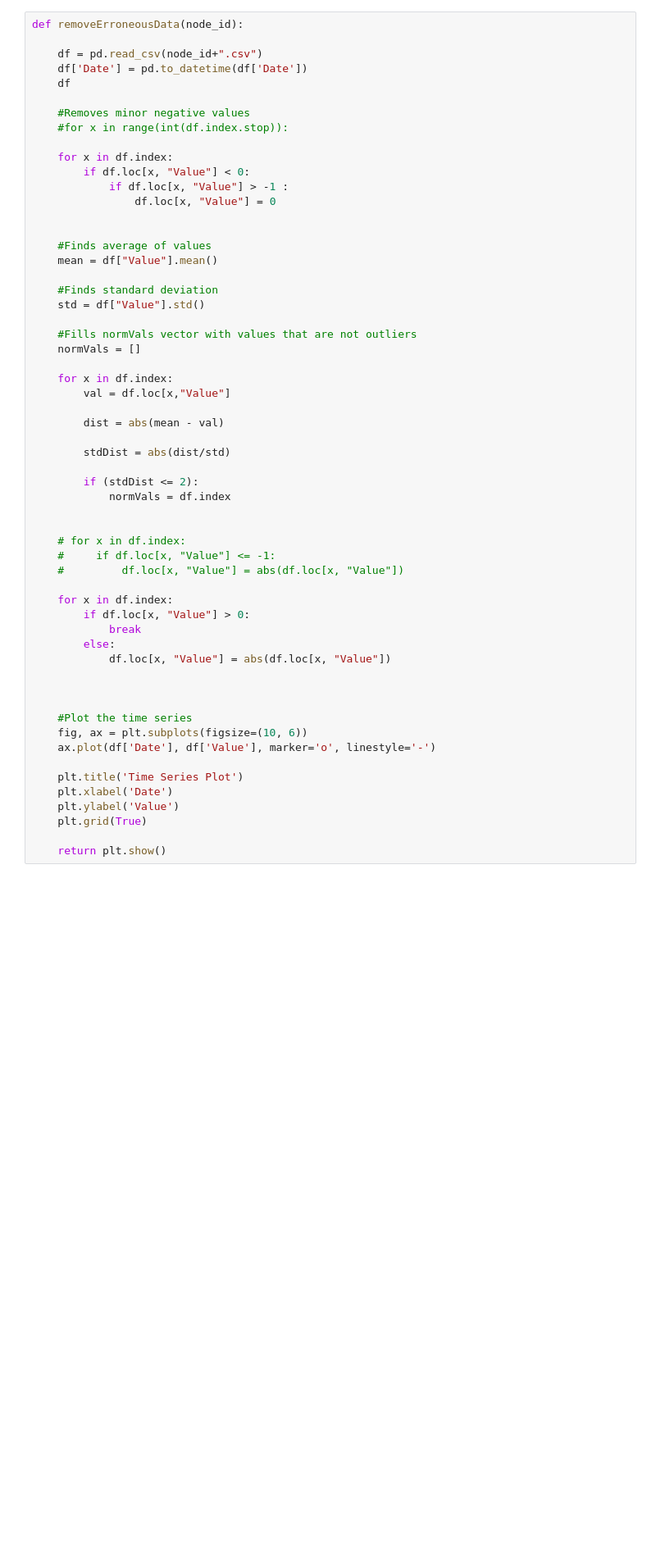
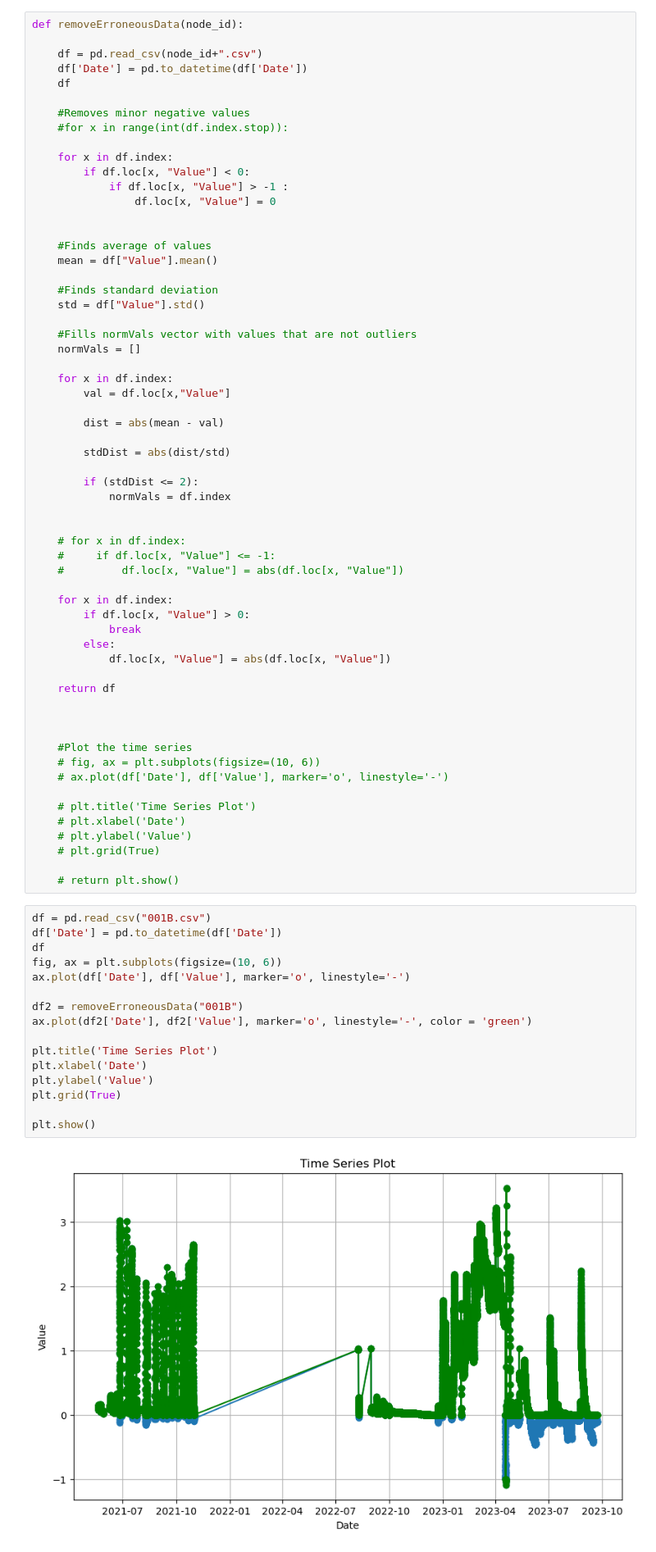
Before and after one commit to shinapatel/Quantify_Rain_Gardens, a Jupyter notebook: BasicFunctions.ipynb, the cells around one changed output. Shown at 82% size. Saved outputs shown, nothing was run; the diff lists cells and outputs as text; blank space fills up the shorter version.

```diff
--- a/BasicFunctions.ipynb
+++ b/BasicFunctions.ipynb
@@ -74,18 +74,38 @@ def removeErroneousData(node_id):
         else:
             df.loc[x, "Value"] = abs(df.loc[x, "Value"])
 
+    return df
+
 
 
     #Plot the time series
-    fig, ax = plt.subplots(figsize=(10, 6))
-    ax.plot(df['Date'], df['Value'], marker='o', linestyle='-')
+    # fig, ax = plt.subplots(figsize=(10, 6))
+    # ax.plot(df['Date'], df['Value'], marker='o', linestyle='-')
 
-    plt.title('Time Series Plot')
-    plt.xlabel('Date')
-    plt.ylabel('Value')
-    plt.grid(True)
+    # plt.title('Time Series Plot')
+    # plt.xlabel('Date')
+    # plt.ylabel('Value')
+    # plt.grid(True)
 
-    return plt.show()
+    # return plt.show()
+# %%
+df = pd.read_csv("001B.csv")
+df['Date'] = pd.to_datetime(df['Date'])
+df
+fig, ax = plt.subplots(figsize=(10, 6))
+ax.plot(df['Date'], df['Value'], marker='o', linestyle='-')
+
+df2 = removeErroneousData("001B")
+ax.plot(df2['Date'], df2['Value'], marker='o', linestyle='-', color = 'green')
+
+plt.title('Time Series Plot')
+plt.xlabel('Date')
+plt.ylabel('Value')
+plt.grid(True)
+
+plt.show()
+# %% [output]
+[figure, added]
 # %%
 plotTimeSeries("001B")
 removeErroneousData("001B")
```
Also changed, not shown: parts of 34 cells of this notebook.
